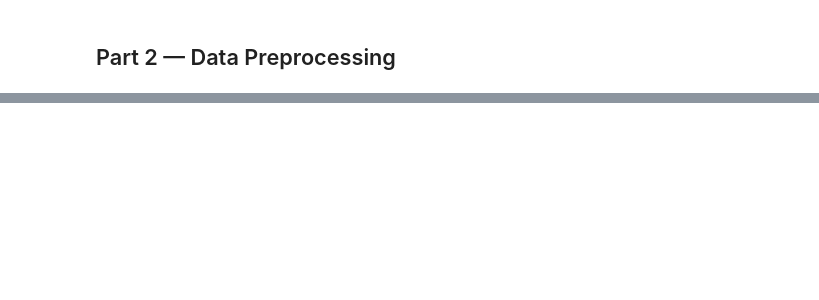
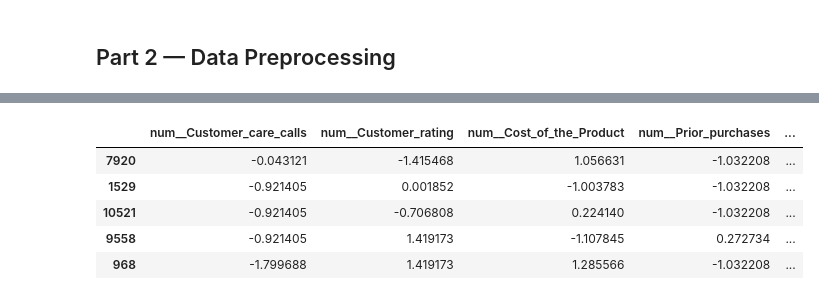
Before and after one commit to Ghost1461/ecommerce-shipping-ml-homework, a Jupyter notebook: data_preprocessing.ipynb, the cells around one changed output, grey strips where cells are left out. Saved outputs shown, nothing was run; the diff lists cells and outputs as text; code cells hidden in the pictures; blank space fills up the shorter version.

Commit message:
Data preprocessing part 2 - Data Preprocessing  is completed

```diff
--- a/data_preprocessing.ipynb
+++ b/data_preprocessing.ipynb
@@ -440,0 +534,16 @@ The analysis included:
+# %%
+#First the train-test split, then the preprocessing fit operation
+from sklearn.model_selection import train_test_split
+
+X_train, X_test, y_train, y_test = train_test_split(
+    X,
+    y,
+    test_size=0.20,
+    random_state=42,
+    stratify=y
+)
+
+print("X_train:", X_train.shape)
+print("X_test:", X_test.shape)
+print("y_train:", y_train.shape)
+print("y_test:", y_test.shape)
@@ -440,0 +599,16 @@ The analysis included:
+# %%
+# Fit and transform training data
+X_train_scaled = preprocessor_scaled.fit_transform(X_train)
+
+# Transform test data using training statistics
+X_test_scaled = preprocessor_scaled.transform(X_test)
+# %%
+# Get transformed feature names
+feature_names = preprocessor_scaled.get_feature_names_out()
+
+print("Original feature count:", X_train.shape[1])
+print("Transformed feature count:", len(feature_names))
+
+print("\nTransformed feature names:")
+for name in feature_names:
+    print(name)
@@ -440,0 +633,18 @@ The analysis included:
+# %%
+#Is scaling and one-hot encoding work?
+import pandas as pd
+
+X_train_processed_df = pd.DataFrame(
+    X_train_scaled,
+    columns=feature_names,
+    index=X_train.index
+)
+
+display(X_train_processed_df.head())
+# %% [output]
+|  | num__Customer_care_calls | num__Customer_rating | num__Cost_of_the_Product | num__Prior_purchases | ... |
+| 7920 | -0.043121 | -1.415468 | 1.056631 | -1.032208 | ... |
+| 1529 | -0.921405 | 0.001852 | -1.003783 | -1.032208 | ... |
+| 10521 | -0.921405 | -0.706808 | 0.224140 | -1.032208 | ... |
+| 9558 | -0.921405 | 1.419173 | -1.107845 | 0.272734 | ... |
+| 968 | -1.799688 | 1.419173 | 1.285566 | -1.032208 | ... |
```
Also changed, not shown: parts of 10 cells of this notebook.
